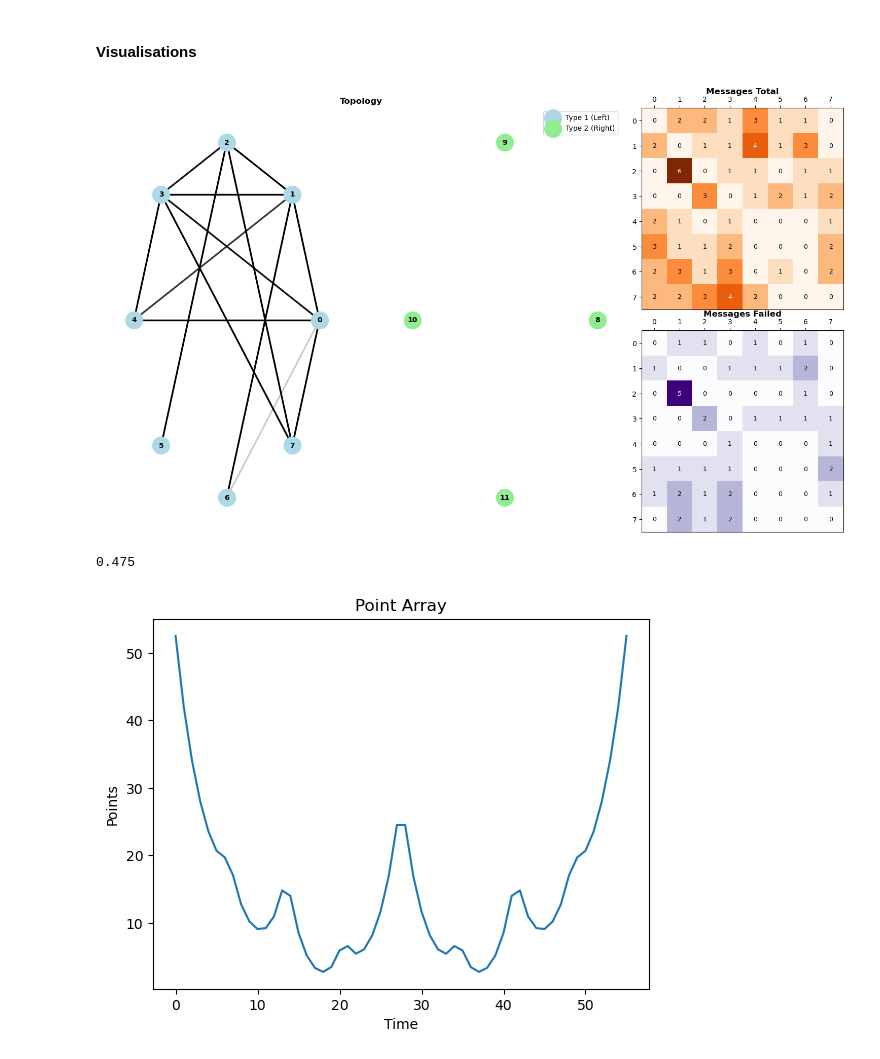
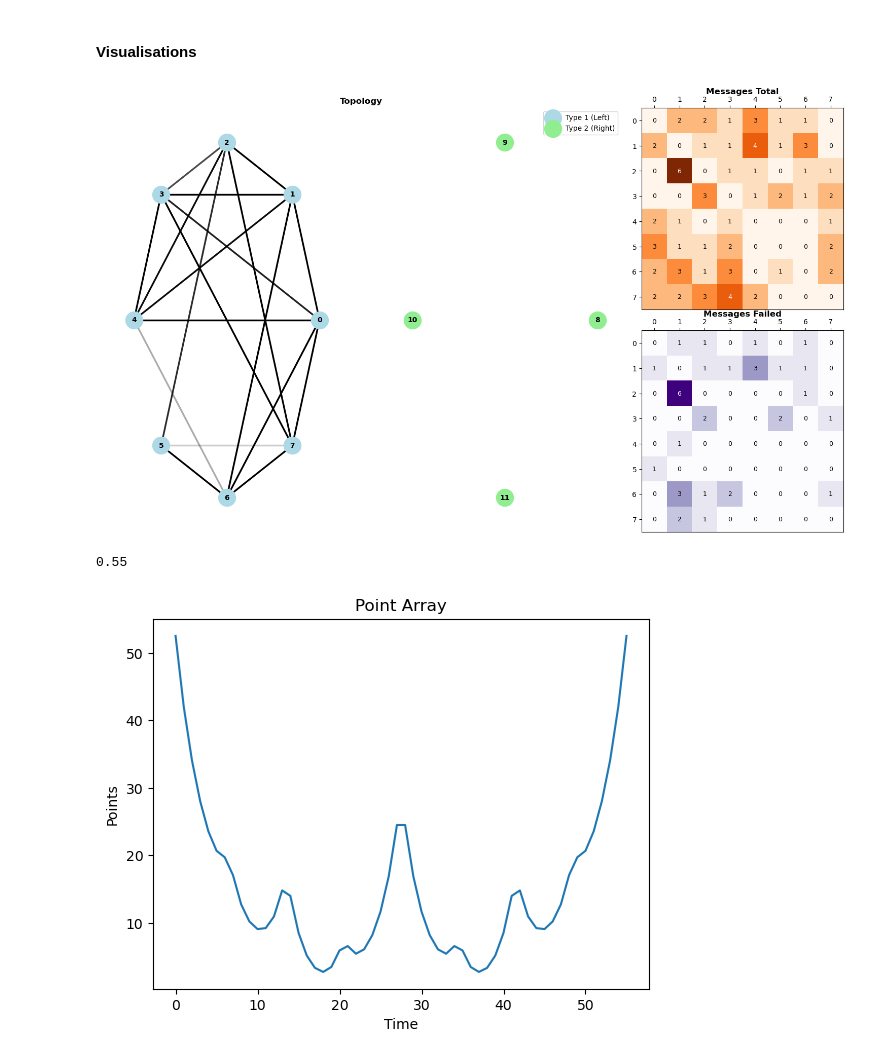
Before and after one commit to ewilipsic/CapstoneThings, a Jupyter notebook: compare_assignments.ipynb, the cells around one changed output. Cells and saved outputs as stored; diff of their text form; code cells hidden in the pictures.

```diff
--- a/compare_assignments.ipynb
+++ b/compare_assignments.ipynb
@@ -339,24 +339,24 @@ def visualize_topology_and_matrices_polybypoly(num_type1, num_type2, edges, matr
 # %%
 num_ecu, num_bridges = 8, 4
 bridge_limit, link_build_cost = 5, 2
 base_period = 1
 period_choice = tsn.VectorInt([7,14,28,56])
 period_choice_weights = tsn.Vectordouble([0.6,0.2,0.05,0.5])
 min_size, max_size = 2, 2
 min_tl, max_tl = 1, 1
 assignment_type = 0
-yens_kmax = 20
+yens_kmax = 120
 
 M = tsn.makeInputs(num_ecu, num_bridges, 80, base_period,
                                period_choice, period_choice_weights,
                                min_size, max_size, min_tl, max_tl, 42)
 output = tsn.algo(num_ecu, num_bridges, M, bridge_limit, link_build_cost, yens_kmax ,assignment_type)
 mat1, mat2 = get_message_mats(num_ecu,M,output)
 visualize_topology_and_matrices_polybypoly(num_ecu, num_bridges, get_edgesweights(output) , mat1, mat2)
 print(successfulPercetage(M,output))
 # %% [output]
-[figure, old version]
+[figure, new version]
-0.475
+0.55
 # %%
 import matplotlib.pyplot as plt
 plt.title("Point Array")
```
Also changed, not shown: parts of 6 cells of this notebook, 7 other files.
